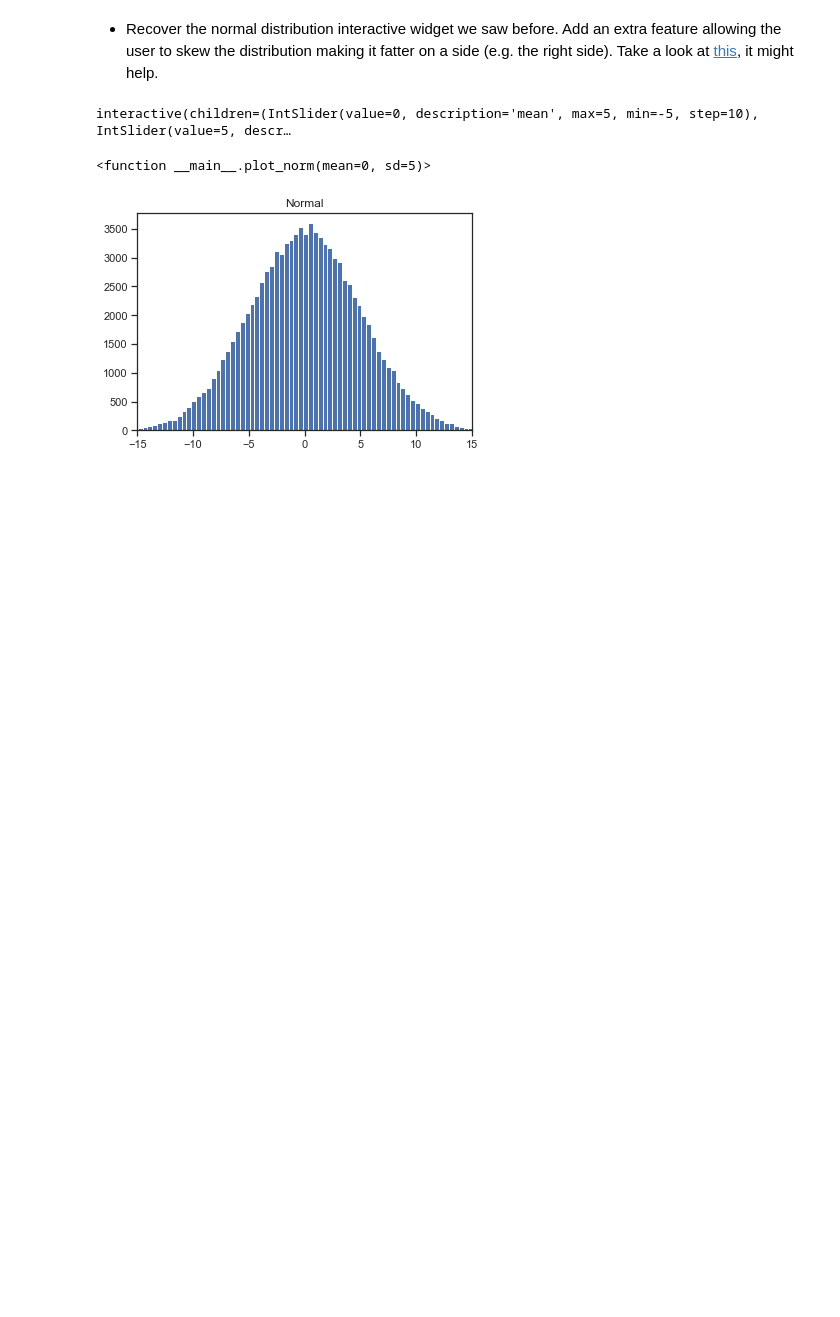
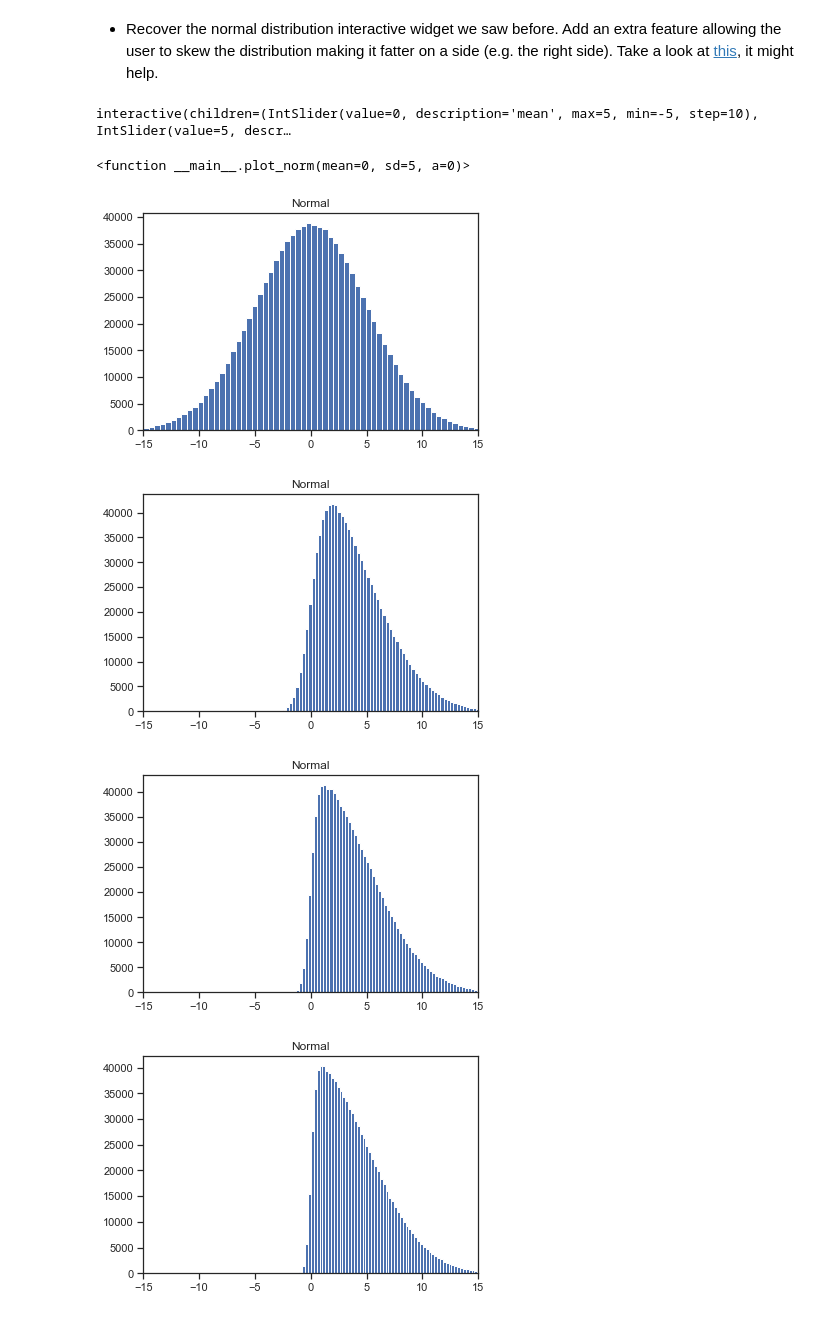
Before and after one commit to eg10yx/2021, a Jupyter notebook: Tutorials/00 - Intro to Tools/Intro to Jupyter Notebooks.ipynb, the cells around one changed output. Cells and saved outputs as stored; diff of their text form; code cells hidden in the pictures; blank space fills up the shorter version.

```diff
--- a/Tutorials/00 - Intro to Tools/Intro to Jupyter Notebooks.ipynb
+++ b/Tutorials/00 - Intro to Tools/Intro to Jupyter Notebooks.ipynb
@@ -429,16 +429,20 @@ for i in range(1,20):
 * Recover the normal distribution interactive widget we saw before. Add an extra feature allowing the user to skew the distribution making it fatter on a side (e.g. the right side). Take a look at [this](https://docs.scipy.org/doc/scipy/reference/generated/scipy.stats.skewnorm.html), it might help.
 # %%
 from ipywidgets import interact
-
+from scipy.stats import skewnorm
 # Start by fattening the function distribution here
-def plot_norm(mean=0,sd=5):
-    plt.hist(np.random.normal(mean,sd,100000),bins=100)
+def plot_norm(mean=0,sd=5, a=0):
+    r = skewnorm.rvs(a, mean, sd, size=1000000)
+    plt.hist(r,bins=100)
     plt.xlim((-15,15))
     plt.title("Normal")
 
 # Add a new parameter to control the fatness of the distribution side
-interact(plot_norm, mean=(-5,5,10), sd=(0,30,5))
+interact(plot_norm, mean=(-5,5,10), sd=(0,30,5), a=(-30,30,5))
 # %% [output]
 interactive(children=(IntSlider(value=0, description='mean', max=5, min=-5, step=10), IntSlider(value=5, descr…
-<function __main__.plot_norm(mean=0, sd=5)>
+<function __main__.plot_norm(mean=0, sd=5, a=0)>
-[figure, old version]
+[figure, new version]
+[figure, added]
+[figure, added]
+[figure, added]
```
Also changed, not shown: parts of 5 cells of this notebook.
